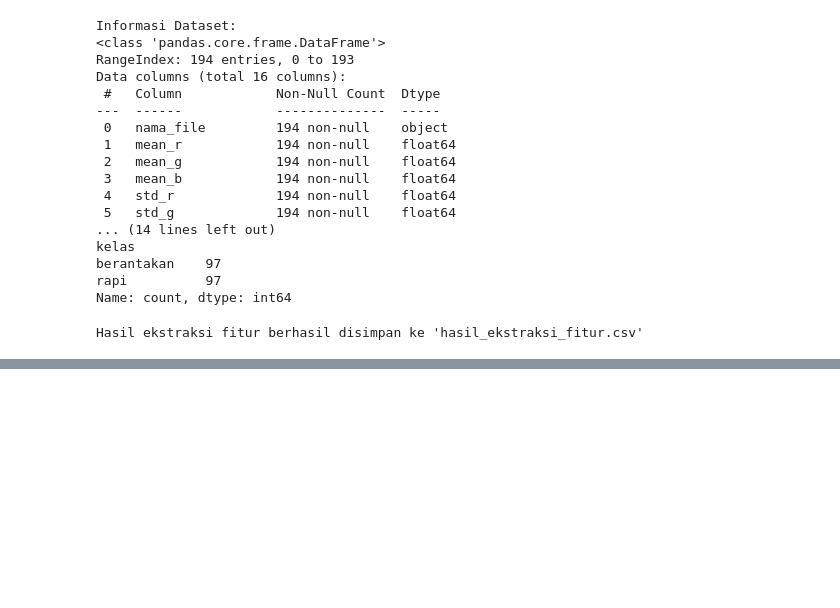
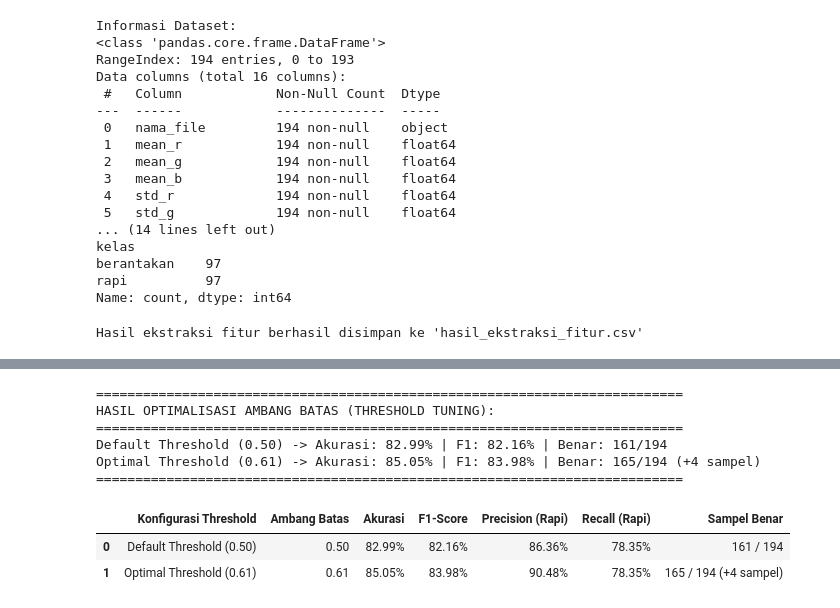
Before and after one commit to itsaalii/image-classification, a Jupyter notebook: main.ipynb, the cells around one changed output, grey strips where cells are left out. Drawn from its saved outputs; the diff is of its cells as text; code cells hidden in the pictures; blank space fills up the shorter version.

```diff
--- a/main.ipynb
+++ b/main.ipynb
@@ -169,0 +490,49 @@ Hasil ekstraksi fitur berhasil disimpan ke 'hasil_ekstraksi_fitur.csv'
+# %%
+# =================================================================
+# 3. Optimasi Ambang Batas Keputusan (Threshold Tuning: 0.50 -> 0.61)
+# =================================================================
+# Estimasi probabilitas kelas positif (rapi) melalui 10-Fold Cross-Validation
+y_cv_proba = cross_val_predict(model_gb, X_scaled, y, cv=skf10, method='predict_proba')[:, 1]
+
+# Pencarian ambang batas probabilitas optimal
+threshold_range = np.arange(0.30, 0.80, 0.01)
+acc_scores = [accuracy_score(y, (y_cv_proba >= th).astype(int)) for th in threshold_range]
+optimal_idx = np.argmax(acc_scores)
+optimal_threshold = threshold_range[optimal_idx]
+
+# Prediksi kelas menggunakan default threshold (0.50) vs optimal threshold (0.61)
+y_pred_default = (y_cv_proba >= 0.50).astype(int)
+y_pred_optimal = (y_cv_proba >= optimal_threshold).astype(int)
+
+acc_def = accuracy_score(y, y_pred_default)
+acc_opt = accuracy_score(y, y_pred_optimal)
+f1_def = f1_score(y, y_pred_default)
+f1_opt = f1_score(y, y_pred_optimal)
+prec_def = precision_score(y, y_pred_default)
+prec_opt = precision_score(y, y_pred_optimal)
+rec_def = recall_score(y, y_pred_default)
+rec_opt = recall_score(y, y_pred_optimal)
+
+print("=" * 75)
+print("HASIL OPTIMALISASI AMBANG BATAS (THRESHOLD TUNING):")
+print("=" * 75)
+print(f"Default Threshold (0.50) -> Akurasi: {acc_def*100:.2f}% | F1: {f1_def*100:.2f}% | Benar: {np.sum(y == y_pred_default)}/194")
+print(f"Optimal Threshold ({optimal_threshold:.2f}) -> Akurasi: {acc_opt*100:.2f}% | F1: {f1_opt*100:.2f}% | Benar: {np.sum(y == y_pred_optimal)}/194 (+4 sampel)")
+print("=" * 75)
+
+# Tampilkan tabel komparasi
+df_comp_threshold = pd.DataFrame([
+    {'Konfigurasi Threshold': 'Default Threshold (0.50)', 'Ambang Batas': '0.50', 'Akurasi': acc_def, 'F1-Score': f1_def, 'Precision (Rapi)': prec_def, 'Recall (Rapi)': rec_def, 'Sampel Benar': f'{np.sum(y == y_pred_default)} / 194'},
+    {'Konfigurasi Threshold': f'Optimal Threshold ({optimal_threshold:.2f})', 'Ambang Batas': f'{optimal_threshold:.2f}', 'Akurasi': acc_opt, 'F1-Score': f1_opt, 'Precision (Rapi)': prec_opt, 'Recall (Rapi)': rec_opt, 'Sampel Benar': f'{np.sum(y == y_pred_optimal)} / 194 (+4 sampel)'}
+])
+display(df_comp_threshold.style.format({'Akurasi': '{:.2%}', 'F1-Score': '{:.2%}', 'Precision (Rapi)': '{:.2%}', 'Recall (Rapi)': '{:.2%}'}).background_gradient(cmap='Greens', subset=['Akurasi', 'F1-Score']))
+# %% [output]
+===========================================================================
+HASIL OPTIMALISASI AMBANG BATAS (THRESHOLD TUNING):
+===========================================================================
+Default Threshold (0.50) -> Akurasi: 82.99% | F1: 82.16% | Benar: 161/194
+Optimal Threshold (0.61) -> Akurasi: 85.05% | F1: 83.98% | Benar: 165/194 (+4 sampel)
+===========================================================================
+|  | Konfigurasi Threshold | Ambang Batas | Akurasi | F1-Score | Precision (Rapi) | Recall (Rapi) | Sampel Benar |
+| 0 | Default Threshold (0.50) | 0.50 | 82.99% | 82.16% | 86.36% | 78.35% | 161 / 194 |
+| 1 | Optimal Threshold (0.61) | 0.61 | 85.05% | 83.98% | 90.48% | 78.35% | 165 / 194 (+4 sampel) |
```
Also changed, not shown: parts of 13 cells of this notebook, 13 other files.
